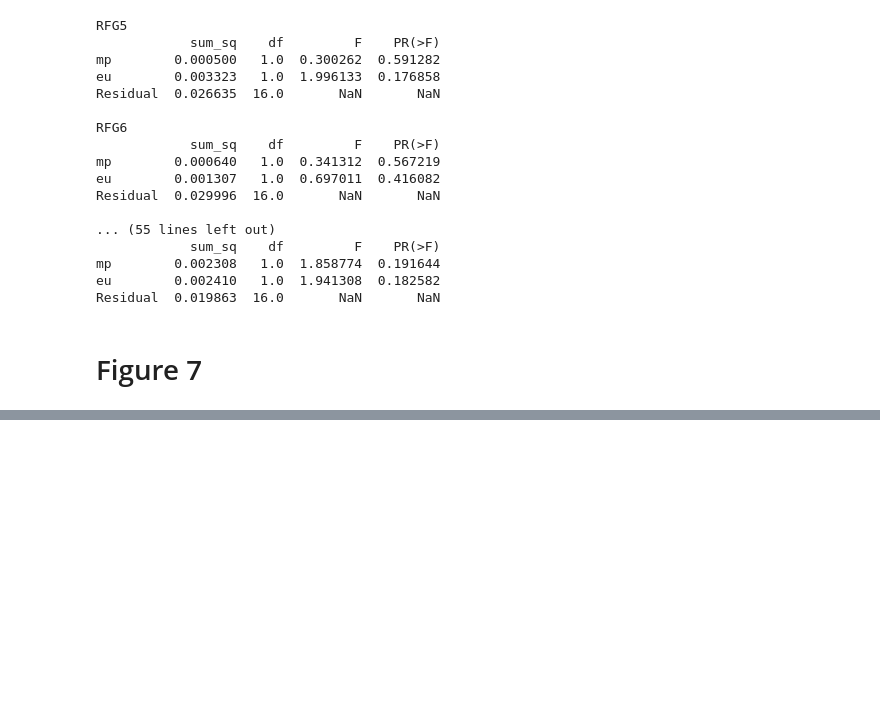
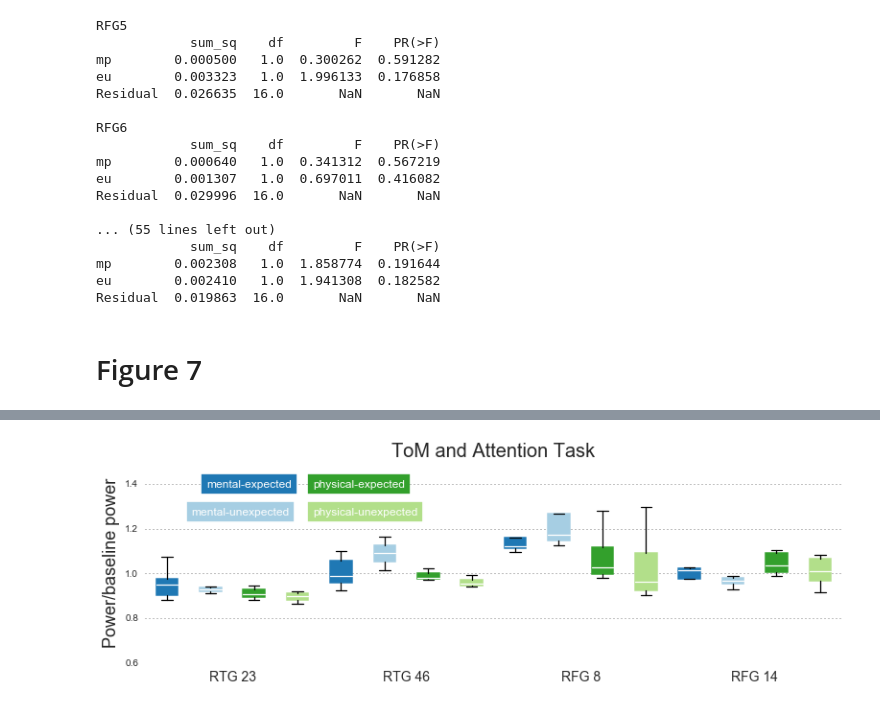
Before and after one commit to andrewbartuska/thesis, a Jupyter notebook: thesis_Average_Power.ipynb, the cells around one changed output, grey strips where cells are left out. Cells and saved outputs as stored; diff of their text form; code cells hidden in the pictures; blank space fills up the shorter version.

```diff
--- a/thesis_Average_Power.ipynb
+++ b/thesis_Average_Power.ipynb
@@ -590,0 +643,52 @@ fig.savefig("F7-Average Power Attention.pdf")
+# %%
+sig_elec2 = pd.concat([pwr_df4[pwr_df4.channel == "RTG23"],
+                       pwr_df4[pwr_df4.channel == "RTG46"],
+                       pwr_df6[pwr_df6.channel == "RFG8"],
+                       pwr_df6[pwr_df6.channel == "RFG14"]])
+# %%
+sig_elec2_names = ["RTG 23", "RTG 46",
+                  "RFG 8", "RFG 14"]
+# %%
+fig, axes = plt.subplots(1, 1)
+fig.set_size_inches(11, 4);
+
+boxColors= ['#1f78b4', '#a6cee3', '#33a02c', '#b2df8a']
+medianColor= "white"
+
+OD = sig_elec2.boxplot(column='power', by=['channel', 'mp', 'eu'], ax=axes, return_type='dict', patch_artist=True);
+bp_tog2 = OD['power']
+plt.setp(bp_tog2['boxes'][0::4], color=boxColors[0], linewidth=1.5)
+plt.setp(bp_tog2['boxes'][1::4], color=boxColors[1], linewidth=1.5)
+plt.setp(bp_tog2['boxes'][2::4], color=boxColors[2], linewidth=1.5)
+plt.setp(bp_tog2['boxes'][3::4], color=boxColors[3], linewidth=1.5)
+plt.setp(bp_tog2['medians'], color=medianColor, linewidth=1.25)
+plt.setp(bp_tog2['whiskers'], color='black', linewidth=1.25, linestyle='solid')
+plt.setp(bp_tog2['caps'], color='black', linewidth=1.25)
+plt.sca(axes)
+plt.xticks(np.arange(2.5, len(sig_elec2_names)*4+1, 4), sig_elec2_names, rotation=0, size=14);
+axes.set_axis_bgcolor('white')
+axes.set_ylim(0.6, 1.5)
+axes.set_ylabel("Power/baseline power", size=18)
+axes.set_title("ToM and Attention Task", size=20)
+
+
+ygridlines = axes.get_ygridlines()
+for liney in ygridlines:
+    plt.setp(liney, color='grey', linestyle=":")
+
+plt.suptitle("")
+plt.tight_layout()
+axes.set_xlabel("");
+
+plt.figtext(0.15, 0.8, 'mental-expected',
+            backgroundcolor=boxColors[0], color='white', weight='roman', size='large')
+plt.figtext(0.13, 0.7, 'mental-unexpected',
+            backgroundcolor=boxColors[1], color='white', weight='roman', size='large')
+plt.figtext(0.29, 0.8, 'physical-expected',
+            backgroundcolor=boxColors[2], color='white', weight='roman', size='large')
+plt.figtext(0.29, 0.7, 'physical-unexpected',
+            backgroundcolor=boxColors[3], color='white', weight='roman', size='large')
+
+fig.savefig("Poster 2010 Average Power.pdf")
+# %% [output]
+[figure, added]
```
Also changed, not shown: parts of 5 cells of this notebook, 1 other file.
